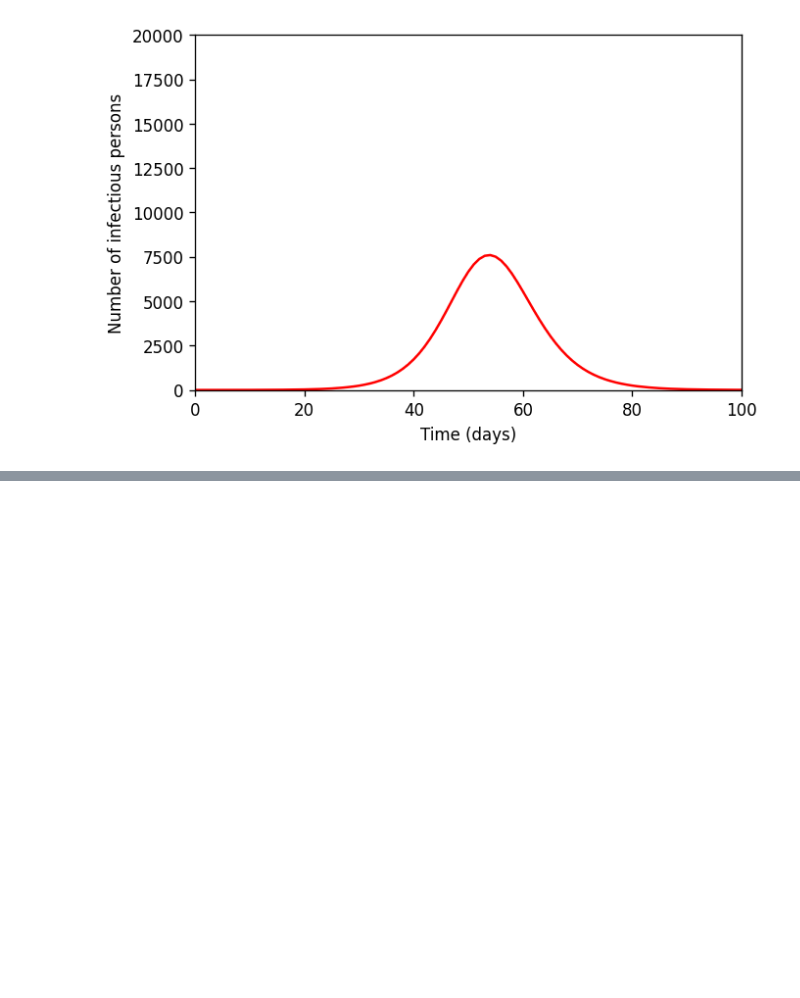
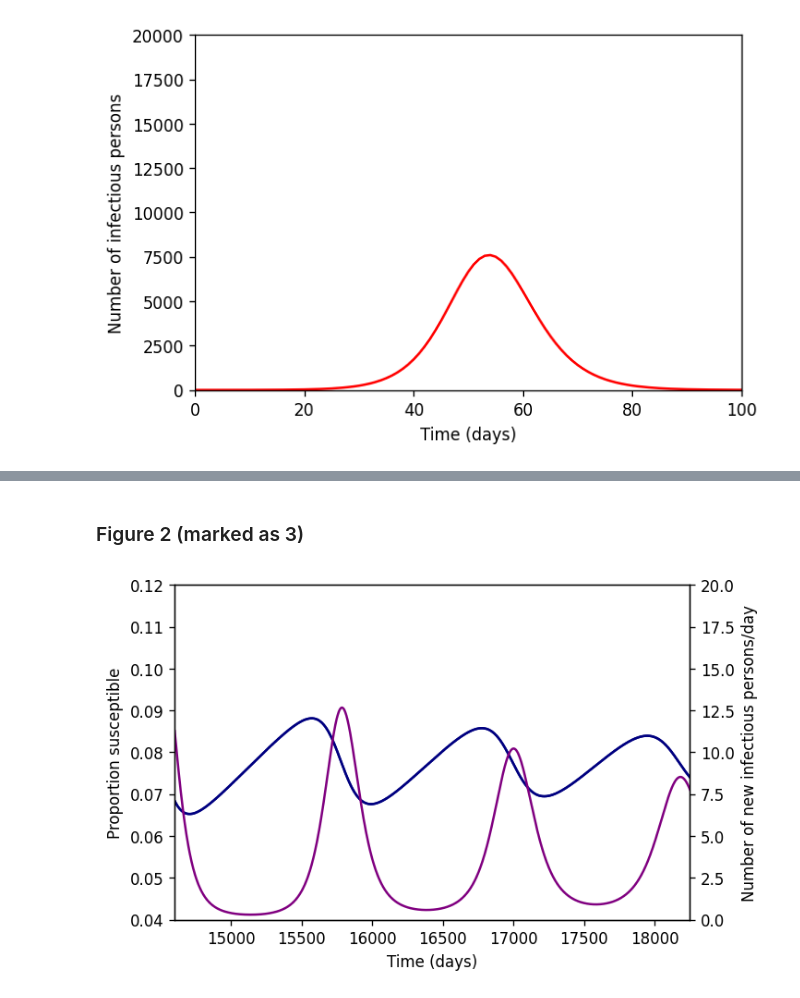
Before and after one commit to monash-emu/summer, a Jupyter notebook: docs/vynnycky_white/chapter_2_4.ipynb, the cells around one changed output, grey strips where cells are left out. Drawn from its saved outputs; the diff is of its cells as text; code cells hidden in the pictures; blank space fills up the shorter version.

```diff
--- a/docs/vynnycky_white/chapter_2_3.ipynb
+++ b/docs/vynnycky_white/chapter_2_4.ipynb
@@ -341,0 +385,9 @@ Text(0, 0.5, 'Number of new infectious persons/time step')
+# %% [markdown]
+### Figure 2 (marked as 3)
+# %%
+ax.plot(seir_demog_model.times, prop_susceptible, color="navy")
+ax.set_ylim((0.04, 0.12))
+ax.set_ylabel("Proportion susceptible")
+fig
+# %% [output]
+[figure, added]
```
Also changed, not shown: parts of 28 cells of this notebook.
